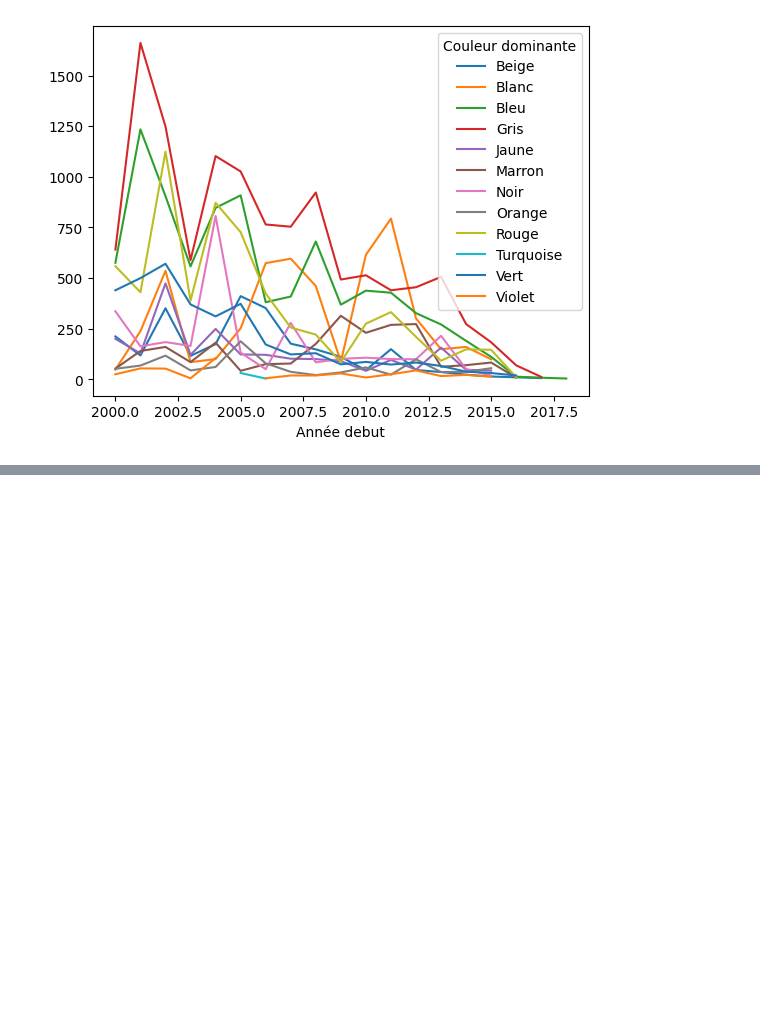
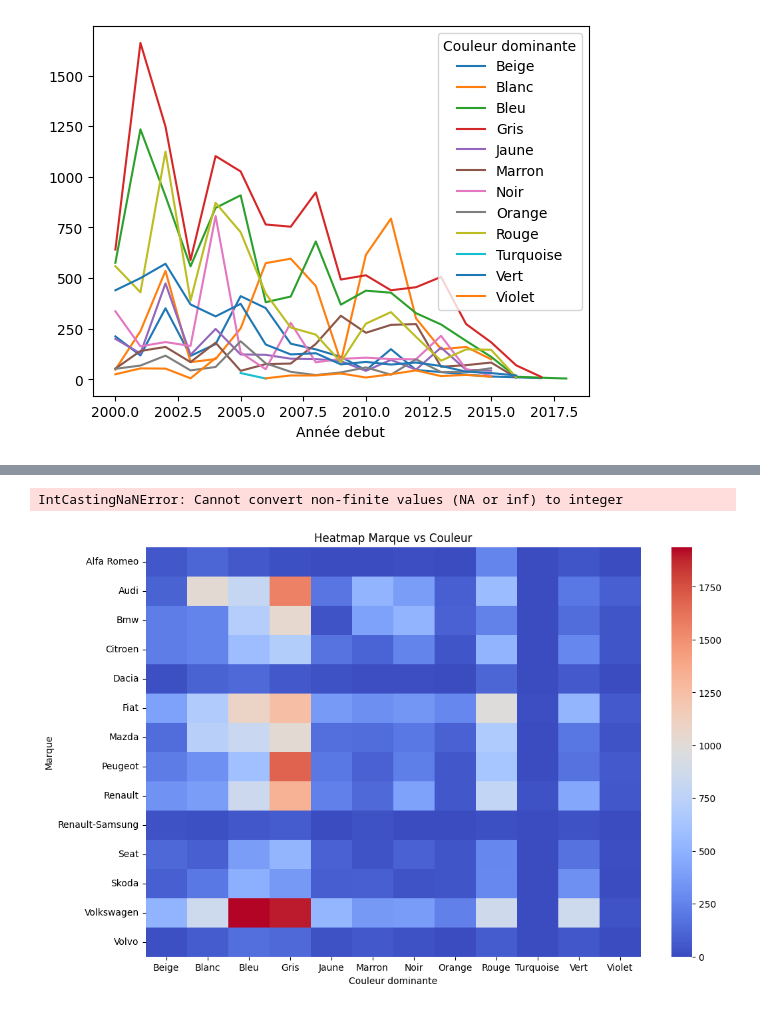
Before and after one commit to Melanie-Gomis/Marathon_du_web_couleurs_automobiles, a Jupyter notebook: Pole_Data.ipynb, the cells around one changed output, grey strips where cells are left out. Drawn from its saved outputs; the diff is of its cells as text; code cells hidden in the pictures; blank space fills up the shorter version.

```diff
--- a/Pole_Data.ipynb
+++ b/Pole_Data.ipynb
@@ -45,3 +59,3 @@ array(['Nacré, Opaque', 'Opaque', 'Xyrallic, Opaque',
 # %%
-Ncolors = colors.drop(columns=['Catégorie', 'Code de couleur', 'Couleur apprêt', 'Variante','Système'])
+Ncolors = colors.drop(columns=['Catégorie', 'Type de peinture', 'Element de carrosserie', 'Code de couleur', 'Couleur apprêt', 'Variante','Système'])
 Nchoix = choix.drop(columns=['usage', 'presentation_video', 'reprise_energie', 'reprise_annee', 'reprise_modele', 'kms_min','kms_max', 'kms_reprise', 'modele_concurrence', 'marque_concurrence'])
@@ -164,0 +410,25 @@ fig.show()
+# %%
+Ncolors['Année debut'] = Ncolors['Année debut'].astype(int)
+
+pivot = Ncolors.groupby(['Année debut', 'Couleur dominante']).size().reset_index(name='count')
+
+fig = px.line(
+    pivot,
+    x='Année debut',
+    y='count',
+    color='Couleur dominante',
+    title="Évolution des couleurs dans le temps"
+)
+
+fig.show()
+# %% [output]
+IntCastingNaNError: Cannot convert non-finite values (NA or inf) to integer
+# %%
+table = pd.crosstab(Ncolors['Marque'], Ncolors['Couleur dominante'])
+
+plt.figure(figsize=(12,8))
+sns.heatmap(table, cmap="coolwarm")
+plt.title("Heatmap Marque vs Couleur")
+plt.show()
+# %% [output]
+[figure, added]
```
Also changed, not shown: parts of 66 cells of this notebook.
